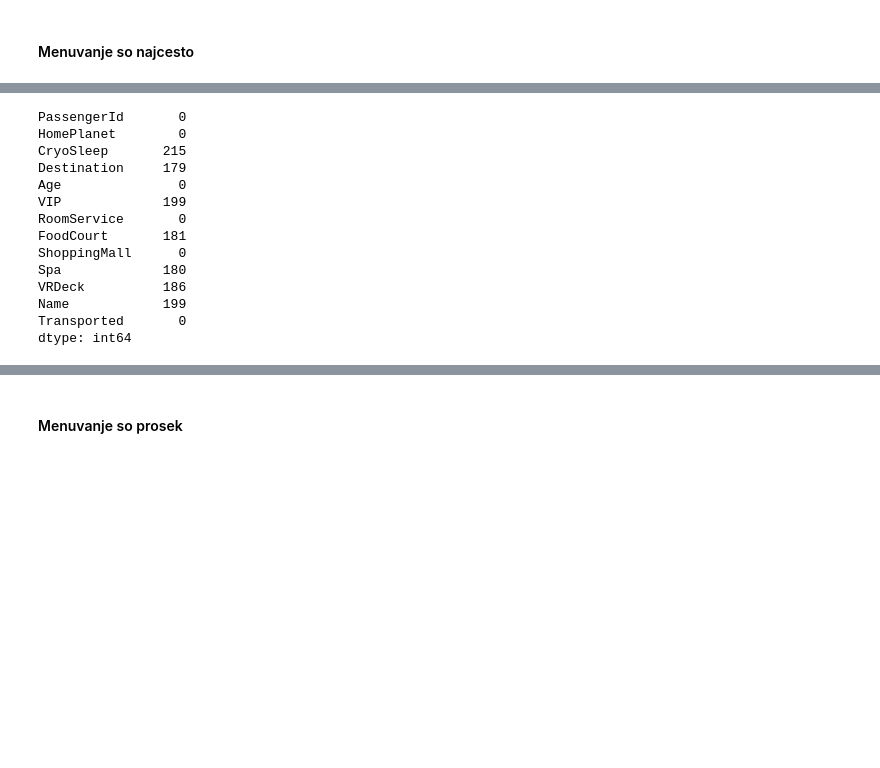
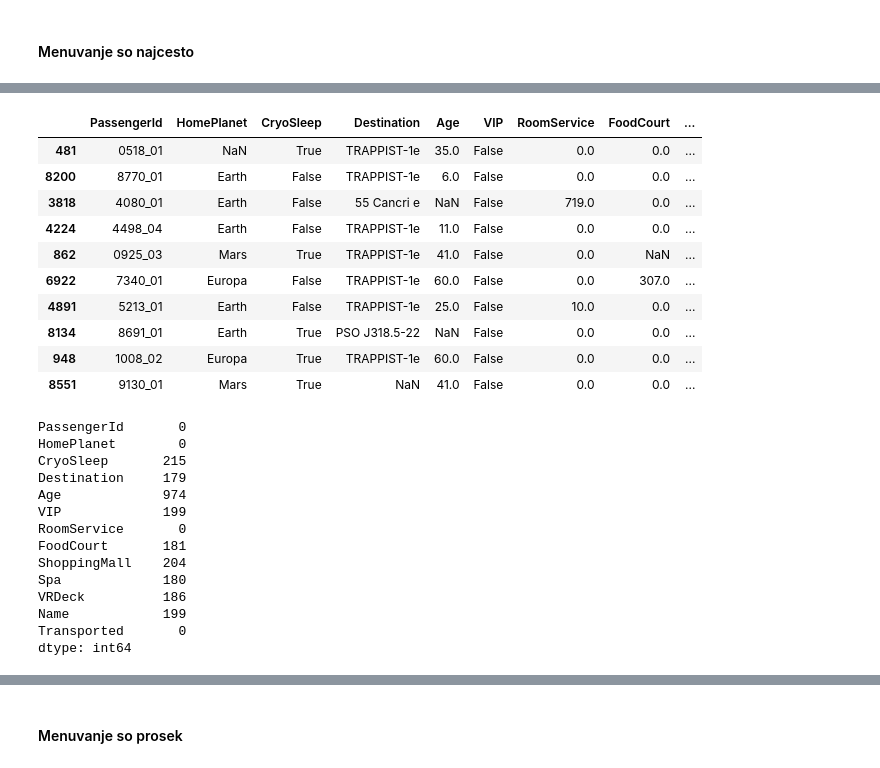
Before and after one commit to GogoPro27/VNP, a Jupyter notebook: AUD/aud_03_data_preparation.ipynb, the cells around one changed output, grey strips where cells are left out. Saved outputs shown, nothing was run; the diff lists cells and outputs as text; code cells hidden in the pictures; blank space fills up the shorter version.

```diff
--- a/AUD/aud_03_data_preparation.ipynb
+++ b/AUD/aud_03_data_preparation.ipynb
@@ -127,18 +156,32 @@ data = data.drop(columns='Cabin') #dropping a column
+# %%
+data.sample(10)
+# %% [output]
+|  | PassengerId | HomePlanet | CryoSleep | Destination | Age | VIP | RoomService | FoodCourt | ... |
+| 481 | 0518_01 | NaN | True | TRAPPIST-1e | 35.0 | False | 0.0 | 0.0 | ... |
+| 8200 | 8770_01 | Earth | False | TRAPPIST-1e | 6.0 | False | 0.0 | 0.0 | ... |
+| 3818 | 4080_01 | Earth | False | 55 Cancri e | NaN | False | 719.0 | 0.0 | ... |
+| 4224 | 4498_04 | Earth | False | TRAPPIST-1e | 11.0 | False | 0.0 | 0.0 | ... |
+| 862 | 0925_03 | Mars | True | TRAPPIST-1e | 41.0 | False | 0.0 | NaN | ... |
+| 6922 | 7340_01 | Europa | False | TRAPPIST-1e | 60.0 | False | 0.0 | 307.0 | ... |
+| 4891 | 5213_01 | Earth | False | TRAPPIST-1e | 25.0 | False | 10.0 | 0.0 | ... |
+| 8134 | 8691_01 | Earth | True | PSO J318.5-22 | NaN | False | 0.0 | 0.0 | ... |
+| 948 | 1008_02 | Europa | True | TRAPPIST-1e | 60.0 | False | 0.0 | 0.0 | ... |
+| 8551 | 9130_01 | Mars | True | NaN | 41.0 | False | 0.0 | 0.0 | ... |
 # %%
 frequent_imputer = SimpleImputer(strategy = 'most_frequent')
 data['HomePlanet'] = data['HomePlanet'].astype(str)  # Simple imputer with most_frequent works with numbers (integers) and strings
-data['HomePlanet'] = frequent_imputer.fit_transform([data['HomePlanet']])[0]  # should fill missing values with 'Earth' since it's the most frequent
-data.isnull().sum()
+data['HomePlanet'] = frequent_imputer.fit_transform(data['HomePlanet'].values.reshape(1, -1))[0] # should fill missing values with 'Earth' since it's the most frequent
+data.isna().sum()
 # %% [output]
 PassengerId       0
 HomePlanet        0
 CryoSleep       215
 Destination     179
-Age               0
+Age             974
 VIP             199
 RoomService       0
 FoodCourt       181
-ShoppingMall      0
+ShoppingMall    204
 Spa             180
 VRDeck          186
 Name            199
```
Also changed, not shown: parts of 15 cells of this notebook, 41 other files.
